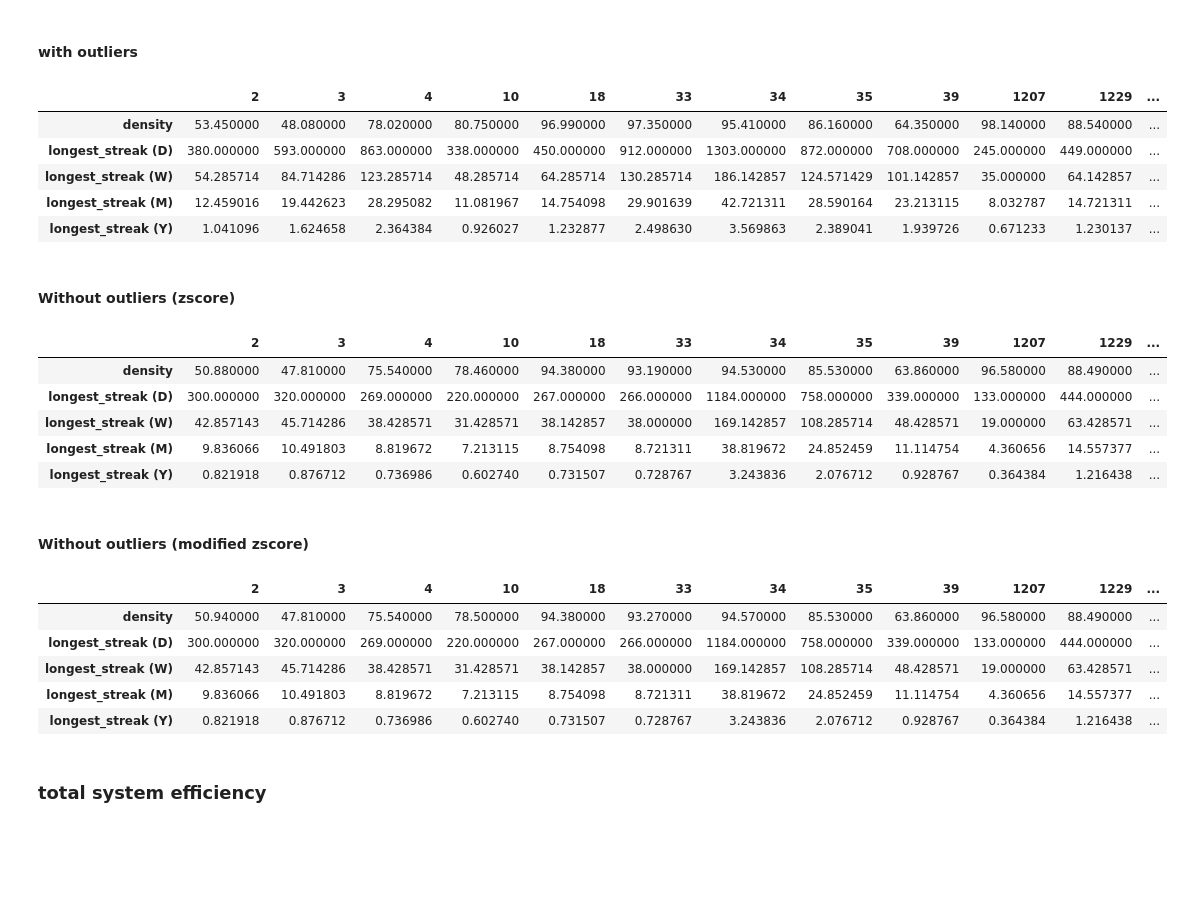
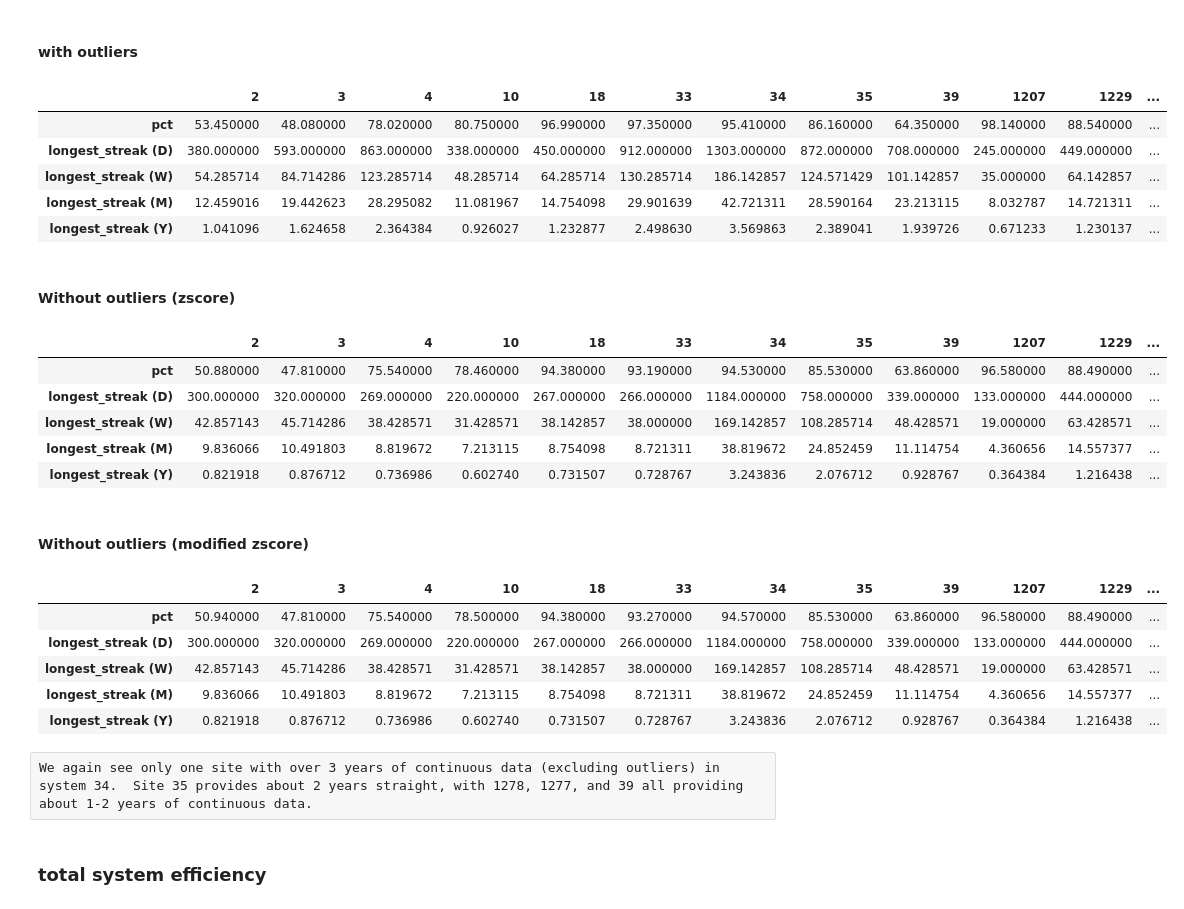
Before and after one commit to hackingmaterials/duramat, a Jupyter notebook: PVDAQ/pvdaq_data_quality.ipynb, the cells around one changed output. Cells and saved outputs as stored; diff of their text form; code cells hidden in the pictures; blank space fills up the shorter version.

```diff
--- a/PVDAQ/pvdaq_data_quality.ipynb
+++ b/PVDAQ/pvdaq_data_quality.ipynb
@@ -141,10 +141,10 @@ series_list = []
 for site in sorted(system_pr.keys()):
     this_site = system_pr[site]
     this_site = this_site[this_site.first_valid_index(): this_site.last_valid_index()]
-    density = round(len(this_site.dropna()) / len(this_site) * 100, 2)
+    pct = round(len(this_site.dropna()) / len(this_site) * 100, 2)
     longest_streak = utils.ts_longest_streak(this_site, sample_time='D')
-    series = pd.Series([density, len(longest_streak), len(longest_streak) / 7, len(longest_streak) / 30.5, len(longest_streak) / 365],
-                       index=['density', 'longest_streak (D)', 'longest_streak (W)', 'longest_streak (M)', 'longest_streak (Y)'], name=site)
+    series = pd.Series([pct, len(longest_streak), len(longest_streak) / 7, len(longest_streak) / 30.5, len(longest_streak) / 365],
+                       index=['pct', 'longest_streak (D)', 'longest_streak (W)', 'longest_streak (M)', 'longest_streak (Y)'], name=site)
     series_list.append(series)
 df = pd.concat(series_list, axis=1)
 df
@@ -164,10 +164,10 @@ for site in sorted(system_pr.keys()):
     this_site = this_site[this_site.first_valid_index(): this_site.last_valid_index()]
     outlier_indices = utils.get_outlier_index_zscore(this_site)
     this_site[outlier_indices] = np.nan
-    density = round(len(this_site.dropna()) / len(this_site) * 100, 2)
+    pct = round(len(this_site.dropna()) / len(this_site) * 100, 2)
     longest_streak = utils.ts_longest_streak(this_site, sample_time='D')
-    series = pd.Series([density, len(longest_streak), len(longest_streak) / 7, len(longest_streak) / 30.5, len(longest_streak) / 365],
-                       index=['density', 'longest_streak (D)', 'longest_streak (W)', 'longest_streak (M)', 'longest_streak (Y)'], name=site)
+    series = pd.Series([pct, len(longest_streak), len(longest_streak) / 7, len(longest_streak) / 30.5, len(longest_streak) / 365],
+                       index=['pct', 'longest_streak (D)', 'longest_streak (W)', 'longest_streak (M)', 'longest_streak (Y)'], name=site)
     series_list.append(series)
 df = pd.concat(series_list, axis=1)
 df
@@ -187,10 +187,10 @@ for site in sorted(system_pr.keys()):
     this_site = this_site[this_site.first_valid_index(): this_site.last_valid_index()]
     outlier_indices = utils.get_outlier_index_mod_zscore(this_site)
     this_site[outlier_indices] = np.nan
-    density = round(len(this_site.dropna()) / len(this_site) * 100, 2)
+    pct = round(len(this_site.dropna()) / len(this_site) * 100, 2)
     longest_streak = utils.ts_longest_streak(this_site, sample_time='D')
-    series = pd.Series([density, len(longest_streak), len(longest_streak) / 7, len(longest_streak) / 30.5, len(longest_streak) / 365],
-                       index=['density', 'longest_streak (D)', 'longest_streak (W)', 'longest_streak (M)', 'longest_streak (Y)'], name=site)
+    series = pd.Series([pct, len(longest_streak), len(longest_streak) / 7, len(longest_streak) / 30.5, len(longest_streak) / 365],
+                       index=['pct', 'longest_streak (D)', 'longest_streak (W)', 'longest_streak (M)', 'longest_streak (Y)'], name=site)
     series_list.append(series)
 df = pd.concat(series_list, axis=1)
 df
@@ -208,18 +210,18 @@ df
 # %%
 series_list = []
 for site in sorted(array_pr.keys()):
     this_site = array_pr[site]
     this_site = this_site[this_site.first_valid_index(): this_site.last_valid_index()]
-    density = round(len(this_site.dropna()) / len(this_site) * 100, 2)
+    pct = round(len(this_site.dropna()) / len(this_site) * 100, 2)
     longest_streak = utils.ts_longest_streak(this_site, sample_time='D')
-    series = pd.Series([density, len(longest_streak), len(longest_streak) / 7, len(longest_streak) / 30.5, len(longest_streak) / 365],
-                       index=['density', 'longest_streak (D)', 'longest_streak (W)', 'longest_streak (M)', 'longest_streak (Y)'], name=site)
+    series = pd.Series([pct, len(longest_streak), len(longest_streak) / 7, len(longest_streak) / 30.5, len(longest_streak) / 365],
+                       index=['pct', 'longest_streak (D)', 'longest_streak (W)', 'longest_streak (M)', 'longest_streak (Y)'], name=site)
     series_list.append(series)
 df = pd.concat(series_list, axis=1)
 df
 # %% [output]
 |  | 2 | 3 | 4 | 10 | 18 | 33 | 34 | 35 | 39 | 1207 | 1229 | ... |
-| density | 53.450000 | 48.080000 | 78.020000 | 80.750000 | 96.990000 | 97.350000 | 95.410000 | 86.160000 | 64.350000 | 98.140000 | 88.540000 | ... |
+| pct | 53.450000 | 48.080000 | 78.020000 | 80.750000 | 96.990000 | 97.350000 | 95.410000 | 86.160000 | 64.350000 | 98.140000 | 88.540000 | ... |
 | longest_streak (D) | 380.000000 | 593.000000 | 863.000000 | 338.000000 | 450.000000 | 912.000000 | 1303.000000 | 872.000000 | 708.000000 | 245.000000 | 449.000000 | ... |
 | longest_streak (W) | 54.285714 | 84.714286 | 123.285714 | 48.285714 | 64.285714 | 130.285714 | 186.142857 | 124.571429 | 101.142857 | 35.000000 | 64.142857 | ... |
 | longest_streak (M) | 12.459016 | 19.442623 | 28.295082 | 11.081967 | 14.754098 | 29.901639 | 42.721311 | 28.590164 | 23.213115 | 8.032787 | 14.721311 | ... |
@@ -233,16 +235,16 @@ for site in sorted(array_pr.keys()):
     this_site = this_site[this_site.first_valid_index(): this_site.last_valid_index()]
     outlier_indices = utils.get_outlier_index_zscore(this_site)
     this_site[outlier_indices] = np.nan
-    density = round(len(this_site.dropna()) / len(this_site) * 100, 2)
+    pct = round(len(this_site.dropna()) / len(this_site) * 100, 2)
     longest_streak = utils.ts_longest_streak(this_site, sample_time='D')
-    series = pd.Series([density, len(longest_streak), len(longest_streak) / 7, len(longest_streak) / 30.5, len(longest_streak) / 365],
-                       index=['density', 'longest_streak (D)', 'longest_streak (W)', 'longest_streak (M)', 'longest_streak (Y)'], name=site)
+    series = pd.Series([pct, len(longest_streak), len(longest_streak) / 7, len(longest_streak) / 30.5, len(longest_streak) / 365],
+                       index=['pct', 'longest_streak (D)', 'longest_streak (W)', 'longest_streak (M)', 'longest_streak (Y)'], name=site)
     series_list.append(series)
 df = pd.concat(series_list, axis=1)
 df
 # %% [output]
 |  | 2 | 3 | 4 | 10 | 18 | 33 | 34 | 35 | 39 | 1207 | 1229 | ... |
-| density | 50.880000 | 47.810000 | 75.540000 | 78.460000 | 94.380000 | 93.190000 | 94.530000 | 85.530000 | 63.860000 | 96.580000 | 88.490000 | ... |
+| pct | 50.880000 | 47.810000 | 75.540000 | 78.460000 | 94.380000 | 93.190000 | 94.530000 | 85.530000 | 63.860000 | 96.580000 | 88.490000 | ... |
 | longest_streak (D) | 300.000000 | 320.000000 | 269.000000 | 220.000000 | 267.000000 | 266.000000 | 1184.000000 | 758.000000 | 339.000000 | 133.000000 | 444.000000 | ... |
 | longest_streak (W) | 42.857143 | 45.714286 | 38.428571 | 31.428571 | 38.142857 | 38.000000 | 169.142857 | 108.285714 | 48.428571 | 19.000000 | 63.428571 | ... |
 | longest_streak (M) | 9.836066 | 10.491803 | 8.819672 | 7.213115 | 8.754098 | 8.721311 | 38.819672 | 24.852459 | 11.114754 | 4.360656 | 14.557377 | ... |
@@ -256,20 +258,22 @@ for site in sorted(array_pr.keys()):
     this_site = this_site[this_site.first_valid_index(): this_site.last_valid_index()]
     outlier_indices = utils.get_outlier_index_mod_zscore(this_site)
     this_site[outlier_indices] = np.nan
-    density = round(len(this_site.dropna()) / len(this_site) * 100, 2)
+    pct = round(len(this_site.dropna()) / len(this_site) * 100, 2)
     longest_streak = utils.ts_longest_streak(this_site, sample_time='D')
-    series = pd.Series([density, len(longest_streak), len(longest_streak) / 7, len(longest_streak) / 30.5, len(longest_streak) / 365],
-                       index=['density', 'longest_streak (D)', 'longest_streak (W)', 'longest_streak (M)', 'longest_streak (Y)'], name=site)
+    series = pd.Series([pct, len(longest_streak), len(longest_streak) / 7, len(longest_streak) / 30.5, len(longest_streak) / 365],
+                       index=['pct', 'longest_streak (D)', 'longest_streak (W)', 'longest_streak (M)', 'longest_streak (Y)'], name=site)
     series_list.append(series)
 df = pd.concat(series_list, axis=1)
 df
 # %% [output]
 |  | 2 | 3 | 4 | 10 | 18 | 33 | 34 | 35 | 39 | 1207 | 1229 | ... |
-| density | 50.940000 | 47.810000 | 75.540000 | 78.500000 | 94.380000 | 93.270000 | 94.570000 | 85.530000 | 63.860000 | 96.580000 | 88.490000 | ... |
+| pct | 50.940000 | 47.810000 | 75.540000 | 78.500000 | 94.380000 | 93.270000 | 94.570000 | 85.530000 | 63.860000 | 96.580000 | 88.490000 | ... |
 | longest_streak (D) | 300.000000 | 320.000000 | 269.000000 | 220.000000 | 267.000000 | 266.000000 | 1184.000000 | 758.000000 | 339.000000 | 133.000000 | 444.000000 | ... |
 | longest_streak (W) | 42.857143 | 45.714286 | 38.428571 | 31.428571 | 38.142857 | 38.000000 | 169.142857 | 108.285714 | 48.428571 | 19.000000 | 63.428571 | ... |
 | longest_streak (M) | 9.836066 | 10.491803 | 8.819672 | 7.213115 | 8.754098 | 8.721311 | 38.819672 | 24.852459 | 11.114754 | 4.360656 | 14.557377 | ... |
 | longest_streak (Y) | 0.821918 | 0.876712 | 0.736986 | 0.602740 | 0.731507 | 0.728767 | 3.243836 | 2.076712 | 0.928767 | 0.364384 | 1.216438 | ... |
+# %% [raw]
+We again see only one site with over 3 years of continuous data (excluding outliers) in system 34.  Site 35 provides about 2 years straight, with 1278, 1277, and 39 all providing about 1-2 years of continuous data.
 # %% [markdown]
 ### total system efficiency
 # %% [markdown]
```
Also changed, not shown: parts of 18 cells of this notebook, 3 other files.
